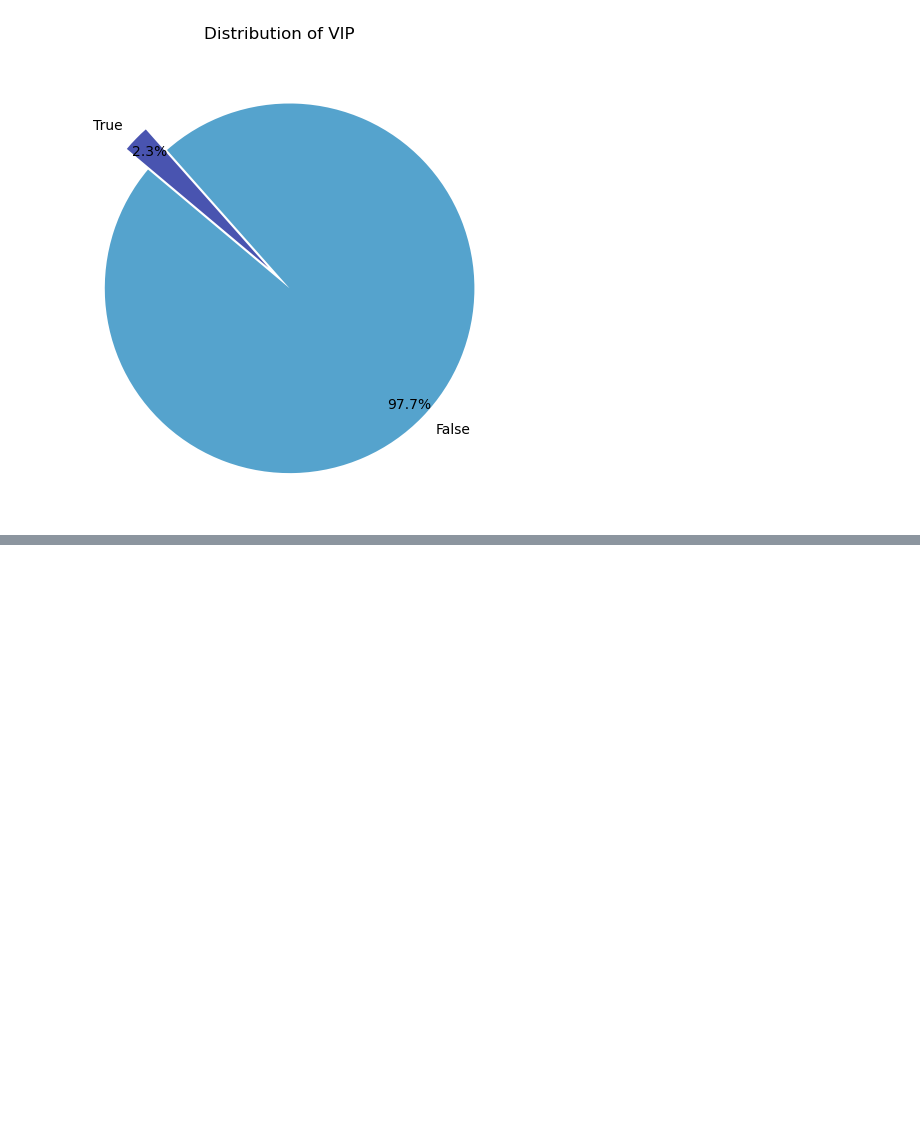
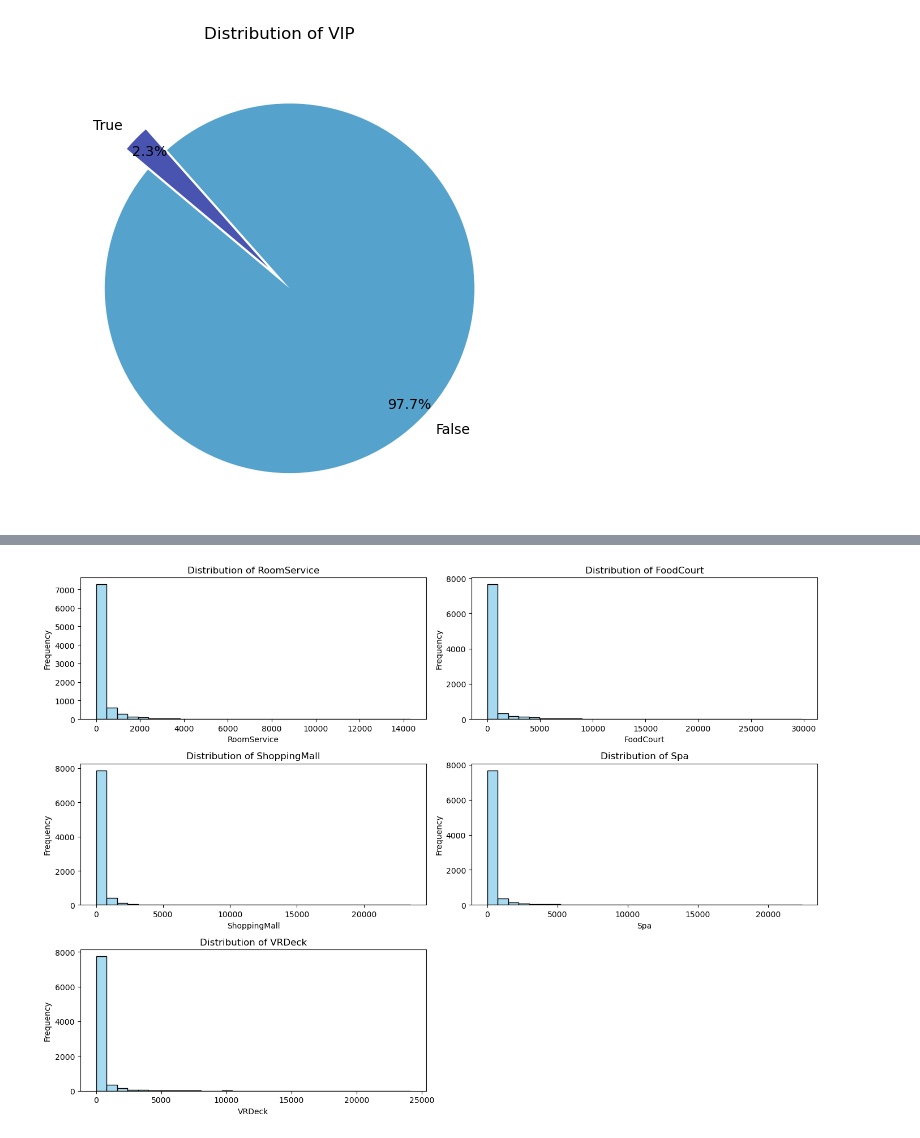
Before and after one commit to musahussain1/Assignment-2-Spaceship-Titanic, a Jupyter notebook: Spaceship Titanic Modeling Code.ipynb, the cells around one changed output, grey strips where cells are left out. Drawn from its saved outputs; the diff is of its cells as text; code cells hidden in the pictures; blank space fills up the shorter version.

```diff
--- a/Spaceship Titanic Modeling Code.ipynb
+++ b/Spaceship Titanic Modeling Code.ipynb
@@ -351,0 +354,23 @@ plot_pie_chart(training_data, 'VIP', color_map='icefire', pctdistance=0.9, explo
+# %%
+# Features to plot
+features = ['RoomService', 'FoodCourt', 'ShoppingMall', 'Spa', 'VRDeck']
+
+# Create subplots
+fig, axes = plt.subplots(nrows=3, ncols=2, figsize=(14, 10))
+axes = axes.flatten()
+
+# Plot histograms
+for i, feature in enumerate(features):
+    sns.histplot(training_data[feature].dropna(), bins=30, kde=False, ax=axes[i], color='skyblue')
+    axes[i].set_title(f'Distribution of {feature}')
+    axes[i].set_xlabel(feature)
+    axes[i].set_ylabel('Frequency')
+
+# Remove the last empty subplot
+if len(features) % 2 != 0:
+    fig.delaxes(axes[-1])
+
+plt.tight_layout()
+plt.show()
+# %% [output]
+[figure, added]
```
Also changed, not shown: parts of 3 cells of this notebook.
